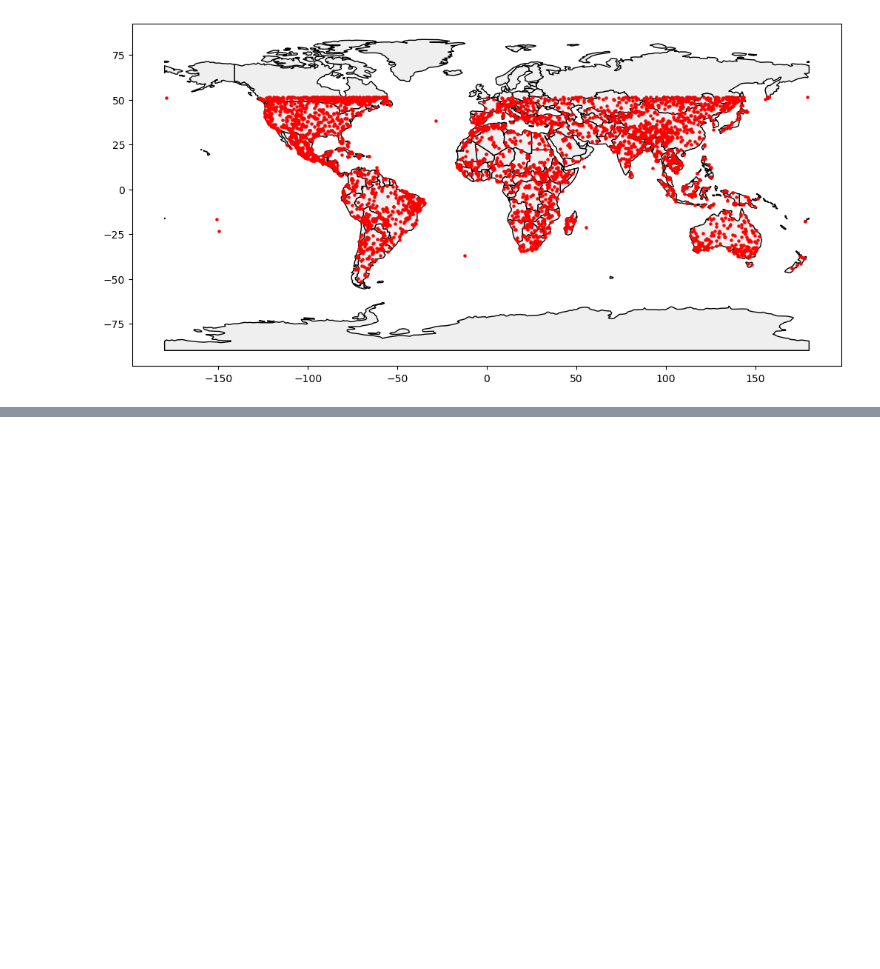
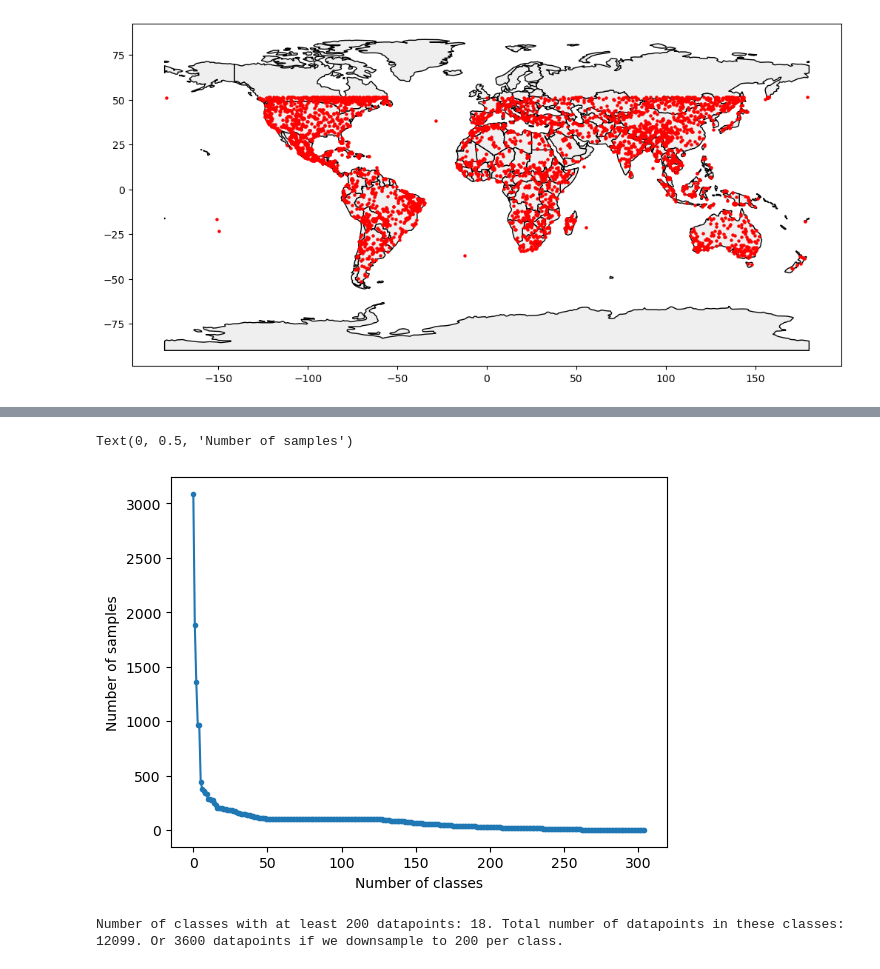
Before and after one commit to WUR-AI/interpret_earth_embeddings, a Jupyter notebook: notebooks/Explore downstream task data.ipynb, the cells around one changed output, grey strips where cells are left out. Saved outputs shown, nothing was run; the diff lists cells and outputs as text; code cells hidden in the pictures; blank space fills up the shorter version.

```diff
--- a/notebooks/Explore downstream task data.ipynb
+++ b/notebooks/Explore downstream task data.ipynb
@@ -73,3 +73,17 @@ gdf_biomass_centre.plot(ax=ax, color='red', markersize=5)
 # %% [output]
 <Axes: >
 [figure]
+# %%
+folder = '/Users/tplas/Downloads/CropHarvest'
+
+fname = 'cropharvest_cleaned_global.csv'
+
+fpath = os.path.join(folder, fname)
+
+df_crop = pd.read_csv(fpath)
+
+from collections import Counter
+print(f'Total samples: {len(df_crop)}')
+print(f'Total non-None labels: {sum(df_crop.label_name.notnull())}')
+print(f'Total None labels: {sum(df_crop.label_name.isnull())}')
+dict(df_crop.label_name.value_counts())
@@ -75,0 +111,19 @@ gdf_biomass_centre.plot(ax=ax, color='red', markersize=5)
+# %%
+class_counts = dict(df_crop.label_name.value_counts())
+del class_counts['Other']
+
+plt.plot(np.sort(list(class_counts.values()))[::-1], '.-')
+plt.xlabel('Number of classes')
+plt.ylabel('Number of samples')
+# %% [output]
+Text(0, 0.5, 'Number of samples')
+[figure, added]
+# %%
+min_datapoints = 200
+
+n_datapoints = np.array([int(x) for x in dict(df_crop.label_name.value_counts()).values()])[1:]
+inds_enough = np.where(n_datapoints >= min_datapoints)[0]
+
+print(f'Number of classes with at least {min_datapoints} datapoints: {len(inds_enough)}. Total number of datapoints in these classes: {sum(n_datapoints[inds_enough])}. Or {len(inds_enough) * min_datapoints} datapoints if we downsample to {min_datapoints} per class.')
+# %% [output]
+Number of classes with at least 200 datapoints: 18. Total number of datapoints in these classes: 12099. Or 3600 datapoints if we downsample to 200 per class.
```
Also changed, not shown: parts of 2 cells of this notebook, 1 other file.
